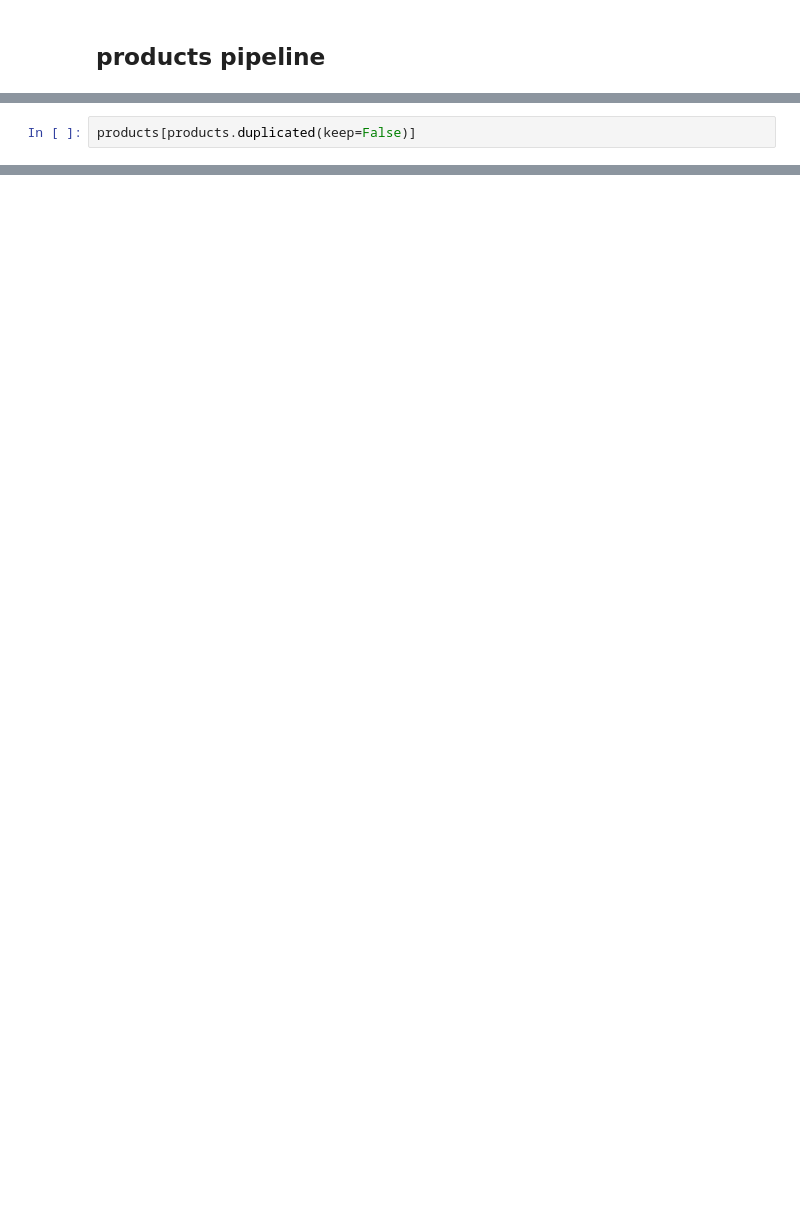
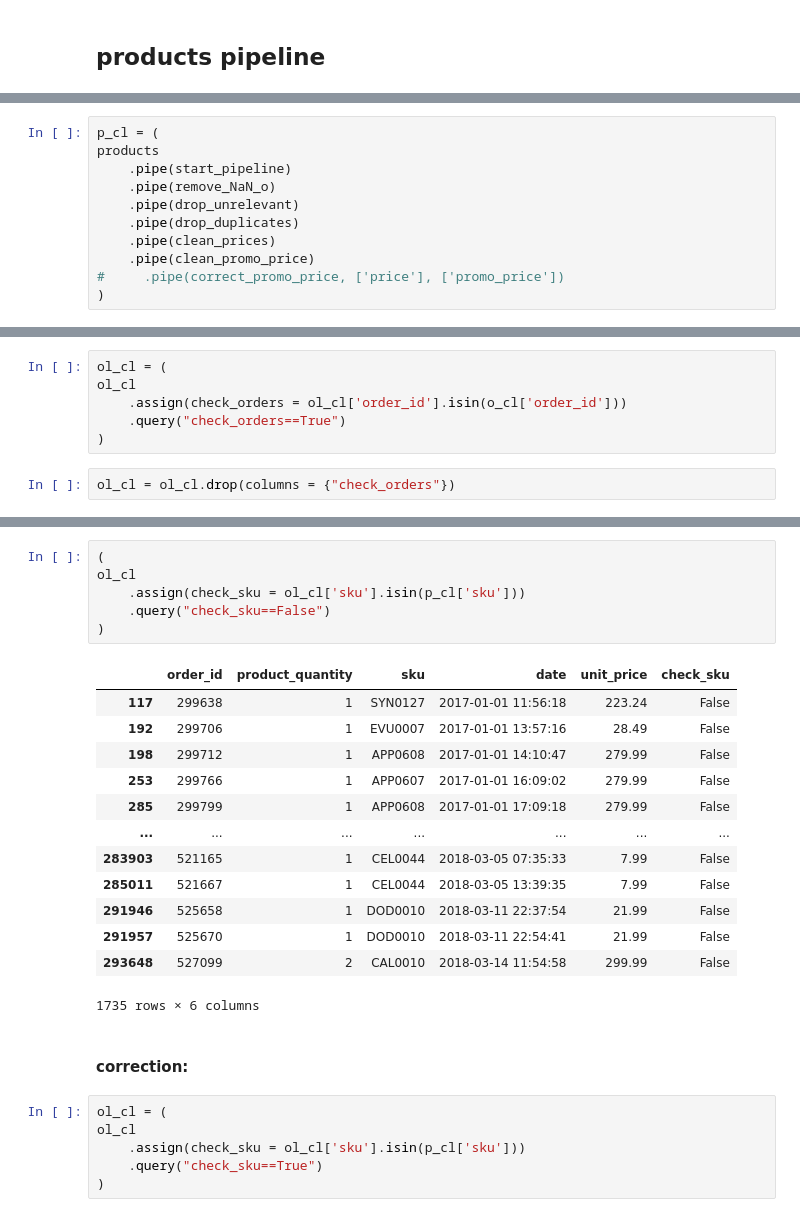
Before and after one commit to godricedemaruh/WBS-Project-2, a Jupyter notebook: 2. Project_Cleaning_data.ipynb, the cells around one changed output, grey strips where cells are left out. Saved outputs shown, nothing was run; the diff lists cells and outputs as text; blank space fills up the shorter version.

```diff
--- a/2. Project_Cleaning_data.ipynb
+++ b/2. Project_Cleaning_data.ipynb
@@ -146,2 +229,11 @@ dtype: int64
 # %%
-products[products.duplicated(keep=False)]
+p_cl = (
+products
+    .pipe(start_pipeline)
+    .pipe(remove_NaN_o)
+    .pipe(drop_unrelevant)
+    .pipe(drop_duplicates)
+    .pipe(clean_prices)
+    .pipe(clean_promo_price)
+#     .pipe(correct_promo_price, ['price'], ['promo_price'])
+)
@@ -161,0 +280,8 @@ products[products.duplicated(keep=False)]
+# %%
+ol_cl = (
+ol_cl
+    .assign(check_orders = ol_cl['order_id'].isin(o_cl['order_id']))
+    .query("check_orders==True")
+)
+# %%
+ol_cl = ol_cl.drop(columns = {"check_orders"})
@@ -161,0 +336,28 @@ products[products.duplicated(keep=False)]
+# %%
+(
+ol_cl
+    .assign(check_sku = ol_cl['sku'].isin(p_cl['sku']))
+    .query("check_sku==False")
+)
+# %% [output]
+|  | order_id | product_quantity | sku | date | unit_price | check_sku |
+| 117 | 299638 | 1 | SYN0127 | 2017-01-01 11:56:18 | 223.24 | False |
+| 192 | 299706 | 1 | EVU0007 | 2017-01-01 13:57:16 | 28.49 | False |
+| 198 | 299712 | 1 | APP0608 | 2017-01-01 14:10:47 | 279.99 | False |
+| 253 | 299766 | 1 | APP0607 | 2017-01-01 16:09:02 | 279.99 | False |
+| 285 | 299799 | 1 | APP0608 | 2017-01-01 17:09:18 | 279.99 | False |
+| ... | ... | ... | ... | ... | ... | ... |
+| 283903 | 521165 | 1 | CEL0044 | 2018-03-05 07:35:33 | 7.99 | False |
+| 285011 | 521667 | 1 | CEL0044 | 2018-03-05 13:39:35 | 7.99 | False |
+| 291946 | 525658 | 1 | DOD0010 | 2018-03-11 22:37:54 | 21.99 | False |
+| 291957 | 525670 | 1 | DOD0010 | 2018-03-11 22:54:41 | 21.99 | False |
+| 293648 | 527099 | 2 | CAL0010 | 2018-03-14 11:54:58 | 299.99 | False |
+1735 rows × 6 columns
+# %% [markdown]
+#### correction:
+# %%
+ol_cl = (
+ol_cl
+    .assign(check_sku = ol_cl['sku'].isin(p_cl['sku']))
+    .query("check_sku==True")
+)
```
Also changed, not shown: parts of 46 cells of this notebook.
